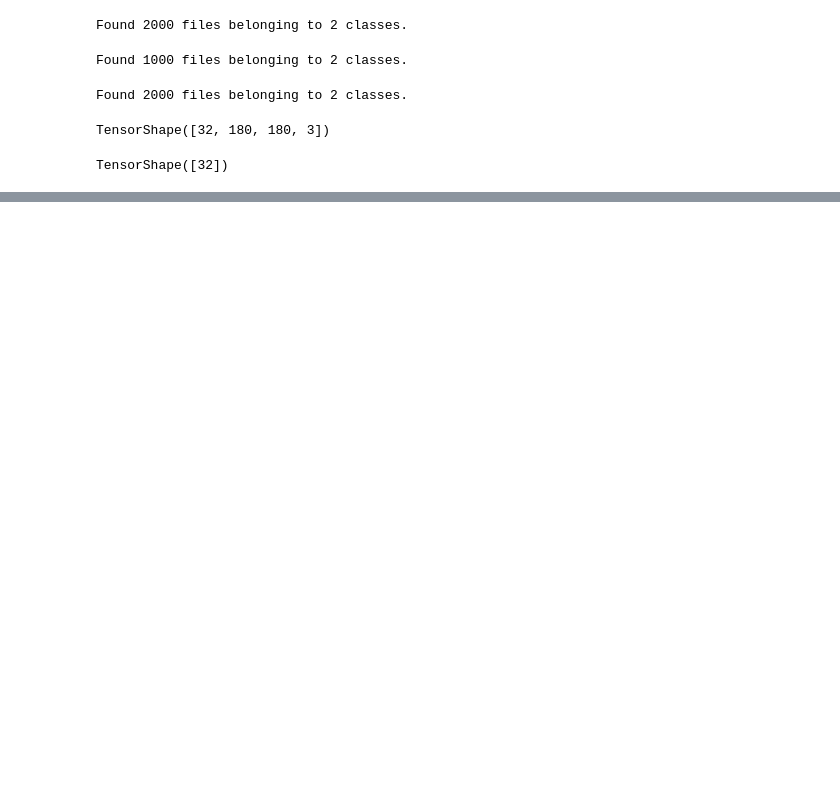
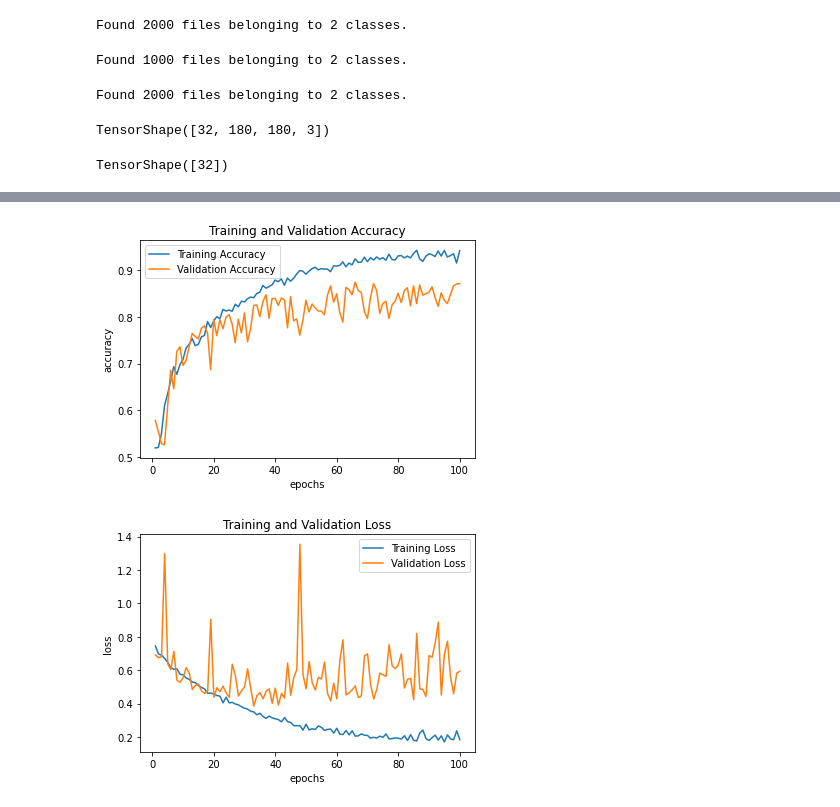
Before and after one commit to santoshrsarangi/tensorflow, a Jupyter notebook: computer-vision/3_Data_Augumentation_Cats_vs_Dogs_Kaggle_Dataset.ipynb, the cells around one changed output, grey strips where cells are left out. Saved outputs shown, nothing was run; the diff lists cells and outputs as text; code cells hidden in the pictures; blank space fills up the shorter version.

```diff
--- a/computer-vision/3_Data_Augumentation_Cats_vs_Dogs_Kaggle_Dataset.ipynb
+++ b/computer-vision/3_Data_Augumentation_Cats_vs_Dogs_Kaggle_Dataset.ipynb
@@ -197,0 +207,4 @@ Testing loss:  0.598
+# %%
+model = getmodel(augument_data=True, dropout=True)
+# %%
+trainin_history = model.fit(train_dataset, epochs=100, validation_data=validation_dataset, callbacks=mycallbacks)
@@ -197,0 +229,22 @@ Testing loss:  0.598
+# %%
+import matplotlib.pyplot as plt
+epochs = range(1, 101)
+plt.plot(epochs, trainin_history.history["accuracy"], label="Training Accuracy")
+plt.plot(epochs, trainin_history.history["val_accuracy"], label="Validation Accuracy")
+plt.legend()
+plt.xlabel("epochs")
+plt.ylabel("accuracy")
+plt.title("Training and Validation Accuracy")
+
+plt.figure()
+plt.plot(epochs, trainin_history.history["loss"], label="Training Loss")
+plt.plot(epochs, trainin_history.history["val_loss"], label="Validation Loss")
+plt.legend()
+plt.xlabel("epochs")
+plt.ylabel("loss")
+plt.title("Training and Validation Loss")
+
+plt.show()
+# %% [output]
+[figure, added]
+[figure, added]
```
Also changed, not shown: parts of 12 cells of this notebook.
